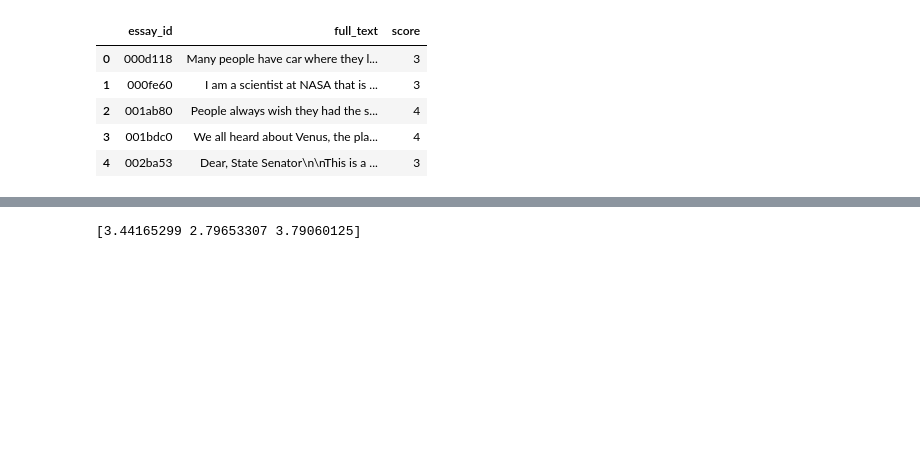
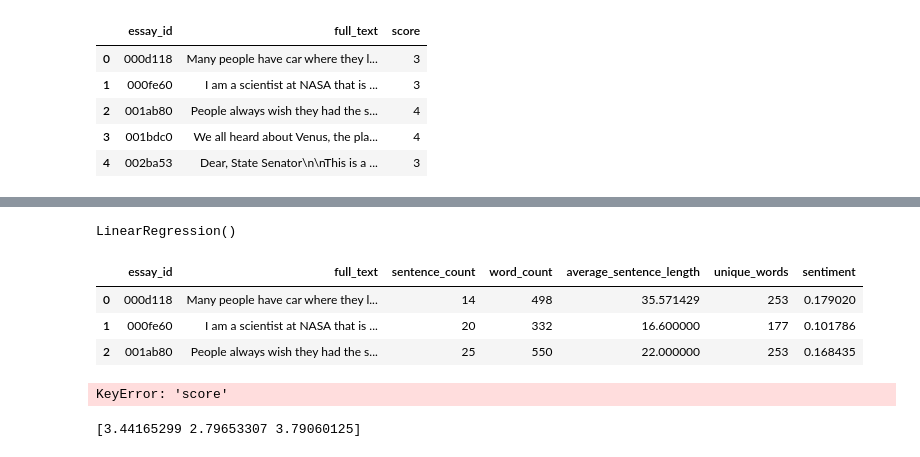
Before and after one commit to rams1987/Essay_Scoring, a Jupyter notebook: essay_scoring.ipynb, the cells around one changed output, grey strips where cells are left out. Saved outputs shown, nothing was run; the diff lists cells and outputs as text; code cells hidden in the pictures; blank space fills up the shorter version.

```diff
--- a/essay_scoring.ipynb
+++ b/essay_scoring.ipynb
@@ -132,3 +101,49 @@ plt.gca().spines[['top', 'right',]].set_visible(False)
+# %%
+# prompt: Using dataframe essay_df: train a model to predict score of the essay
+
+from sklearn.model_selection import train_test_split
+
+# Split the data into training and test sets
+X_train, X_test, y_train, y_test = train_test_split(essay_df[['sentence_count', 'word_count', 'average_sentence_length', 'unique_words', 'sentiment']], essay_df['score'], test_size=0.25)
+
+# Train a linear regression model
+from sklearn.linear_model import LinearRegression
+
+model = LinearRegression()
+model.fit(X_train, y_train)
+
+# Evaluate the
+# %% [output]
+LinearRegression()
+# %%
+test_df.head()
+# %% [output]
+|  | essay_id | full_text | sentence_count | word_count | average_sentence_length | unique_words | sentiment |
+| 0 | 000d118 | Many people have car where they l... | 14 | 498 | 35.571429 | 253 | 0.179020 |
+| 1 | 000fe60 | I am a scientist at NASA that is ... | 20 | 332 | 16.600000 | 177 | 0.101786 |
+| 2 | 001ab80 | People always wish they had the s... | 25 | 550 | 22.000000 | 253 | 0.168435 |
+# %%
+# prompt: test the model against the test.csv
+
+import pandas as pd
+test_df = pd.read_csv('test.csv')
+
+# Calculate the features for the test set
+test_df['sentence_count'] = test_df['full_text'].apply(lambda x: len(x.split('.')))
+test_df['word_count'] = test_df['full_text'].apply(lambda x: len(x.split()))
+test_df['average_sentence_length'] = test_df['word_count'] / test_df['sentence_count']
+test_df['unique_words'] = test_df['full_text'].apply(lambda x: len(set(x.split())))
+test_df['sentiment'] = test_df['full_text'].apply(lambda x: TextBlob(x).sentiment.polarity)
+
+# Make predictions on the test set
+predictions = model.predict(test_df[['sentence_count', 'word_count', 'average_sentence_length', 'unique_words', 'sentiment']])
+
+# Evaluate the model
+from sklearn.metrics import mean_squared_error
+mse = mean_squared_error(test_df['score'], predictions)
+print('Mean squared error:', mse)
+# %% [output]
+KeyError: 'score'
 # %%
 # prompt: train a model to predict score of the essay
 
```
Also changed, not shown: parts of 7 cells of this notebook.
